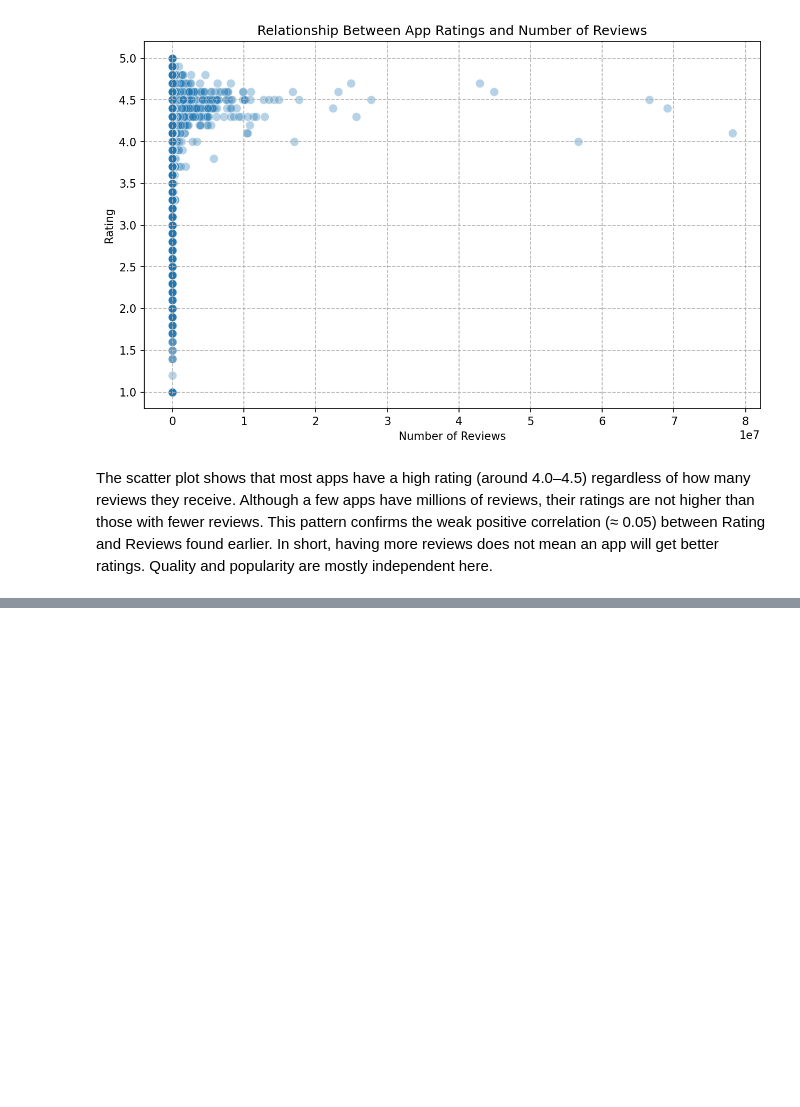
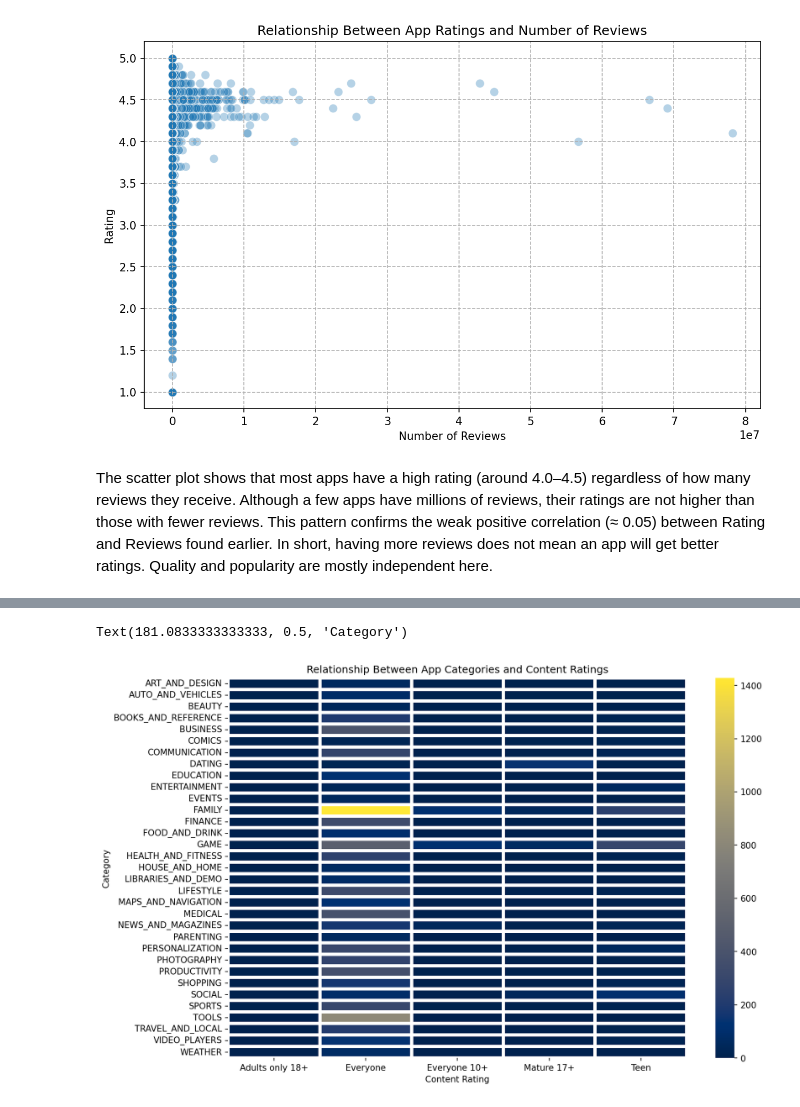
Before and after one commit to emredemirbas/google-playstore-eda, a Jupyter notebook: google_play_store_eda.ipynb, the cells around one changed output, grey strips where cells are left out. Cells and saved outputs as stored; diff of their text form; code cells hidden in the pictures; blank space fills up the shorter version.

Commit message:
Update google_play_store_eda.ipynb
Crosstab and Heatmap of Content Rating vs Category has been added.

```diff
--- a/google_play_store_eda.ipynb
+++ b/google_play_store_eda.ipynb
@@ -1365,0 +1368,6 @@ The scatter plot shows that most apps have a high rating (around 4.0–4.5) rega
+# %%
+content_cat_crosstab = pd.crosstab(
+    google_play_store_df["Category"],
+    google_play_store_df["Content Rating"]
+)
+content_cat_crosstab
@@ -1365,0 +1393,9 @@ The scatter plot shows that most apps have a high rating (around 4.0–4.5) rega
+# %%
+plt.figure(figsize=(12,8), dpi=150)
+sns.heatmap(content_cat_crosstab, cmap="cividis", linewidths=3)
+plt.title("Relationship Between App Categories and Content Ratings")
+plt.xlabel("Content Rating")
+plt.ylabel("Category")
+# %% [output]
+Text(181.0833333333333, 0.5, 'Category')
+[figure, added]
```
Also changed, not shown: parts of 3 cells of this notebook.
